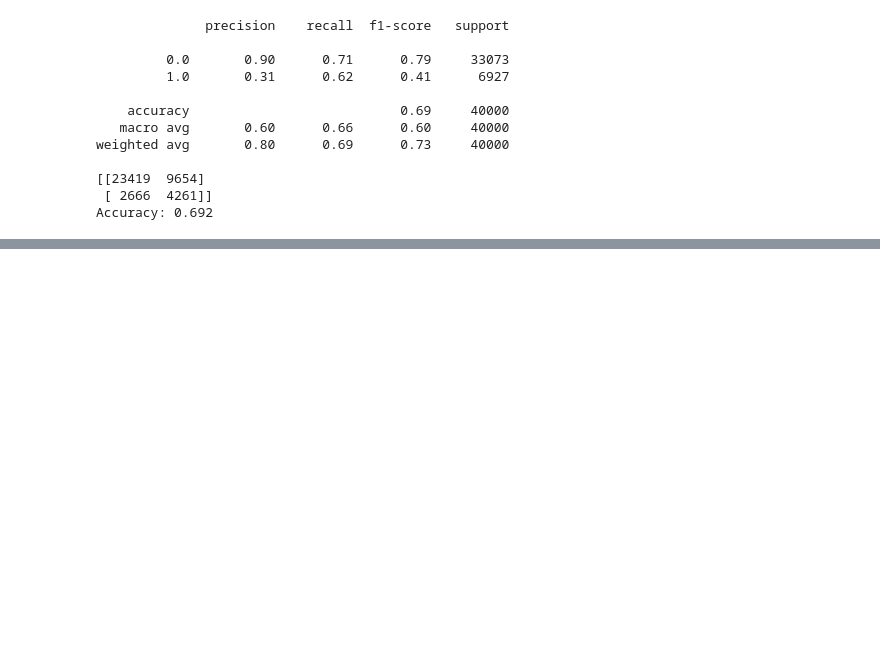
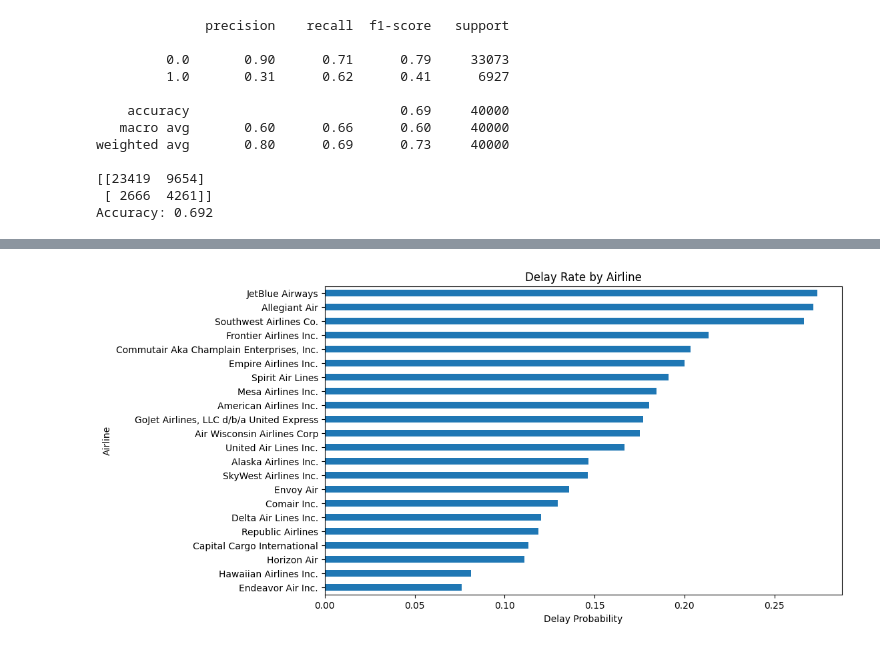
Before and after one commit to Mahammed-Sharief-Shaik/Flight-Delay-Prediction, a Jupyter notebook: main.ipynb, the cells around one changed output, grey strips where cells are left out. Drawn from its saved outputs; the diff is of its cells as text; code cells hidden in the pictures; blank space fills up the shorter version.

```diff
--- a/main.ipynb
+++ b/main.ipynb
@@ -458,0 +635,11 @@ probs = best_xgb.predict_proba(X_test_encoded)[:, 1]
+# %%
+# Delay rate by Airline
+airline_delay = df_sample.groupby("Airline")["DepDel15"].mean().sort_values()
+
+plt.figure(figsize=(10,6))
+airline_delay.plot(kind="barh")
+plt.title("Delay Rate by Airline")
+plt.xlabel("Delay Probability")
+plt.show()
+# %% [output]
+[figure, added]
```
Also changed, not shown: parts of 34 cells of this notebook, 6 other files.
